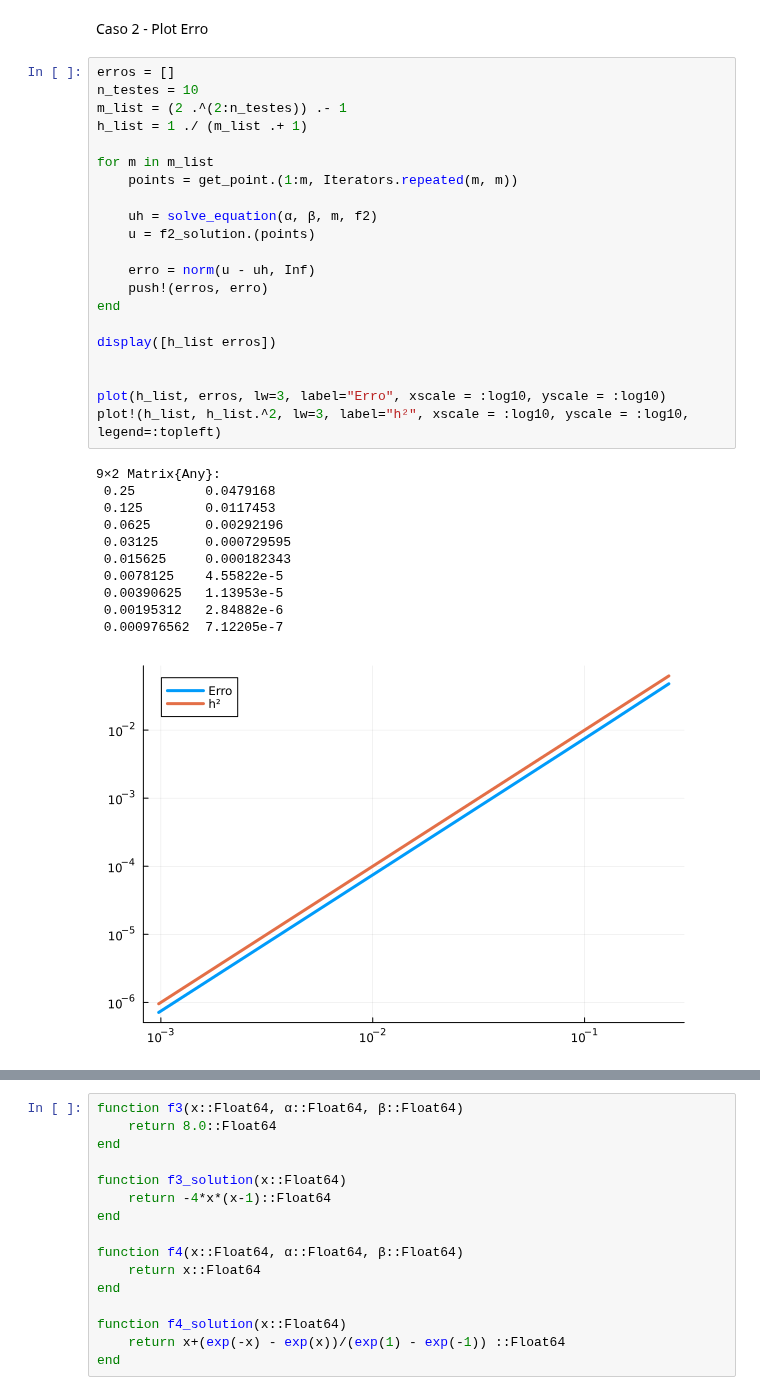
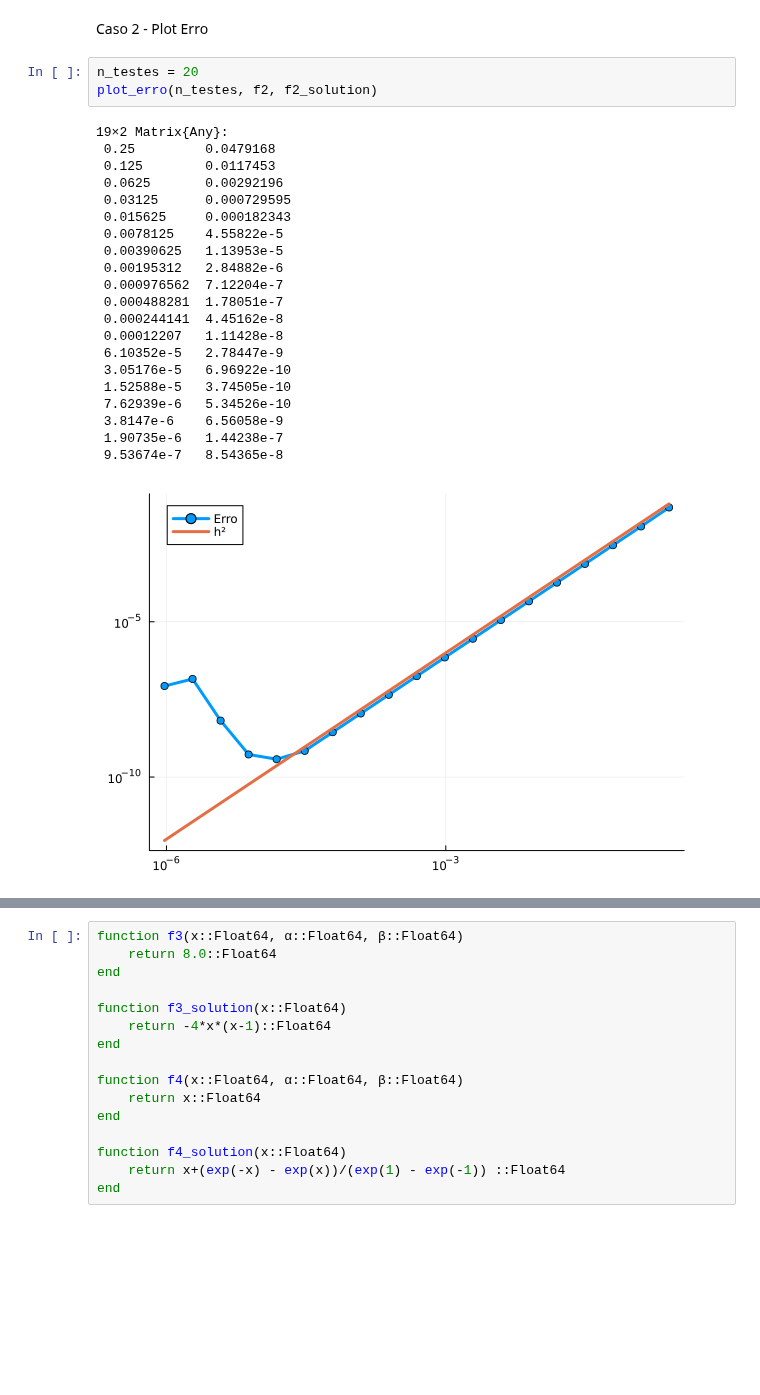
Before and after one commit to CarlosEduardoValladares/Elementos-Finitos-2024.2, a Jupyter notebook: elementos_finitos_01.ipynb, the cells around one changed output, grey strips where cells are left out. Saved outputs shown, nothing was run; the diff lists cells and outputs as text; blank space fills up the shorter version.

```diff
--- a/elementos_finitos_01.ipynb
+++ b/elementos_finitos_01.ipynb
@@ -202,38 +209,30 @@ plot!(points, num_sol, lw=3, seriestype=:scatter, label="Solução Numérica")
 # %% [markdown]
 Caso 2 - Plot Erro
-# %%
-erros = []
-n_testes = 10
-m_list = (2 .^(2:n_testes)) .- 1
-h_list = 1 ./ (m_list .+ 1)
-
-for m in m_list
-    points = get_point.(1:m, Iterators.repeated(m, m))
-
-    uh = solve_equation(α, β, m, f2)
-    u = f2_solution.(points)
-
-    erro = norm(u - uh, Inf)
-    push!(erros, erro)
-end
-
-display([h_list erros])
-
-
-plot(h_list, erros, lw=3, label="Erro", xscale = :log10, yscale = :log10)
-plot!(h_list, h_list.^2, lw=3, label="h²", xscale = :log10, yscale = :log10, legend=:topleft)
-# %% [output]
-9×2 Matrix{Any}:
- 0.25         0.0479168
- 0.125        0.0117453
- 0.0625       0.00292196
- 0.03125      0.000729595
- 0.015625     0.000182343
- 0.0078125    4.55822e-5
- 0.00390625   1.13953e-5
- 0.00195312   2.84882e-6
- 0.000976562  7.12205e-7
-[figure, removed]
+# %%
+n_testes = 20
+plot_erro(n_testes, f2, f2_solution)
+# %% [output]
+19×2 Matrix{Any}:
+ 0.25         0.0479168
+ 0.125        0.0117453
+ 0.0625       0.00292196
+ 0.03125      0.000729595
+ 0.015625     0.000182343
+ 0.0078125    4.55822e-5
+ 0.00390625   1.13953e-5
+ 0.00195312   2.84882e-6
+ 0.000976562  7.12204e-7
+ 0.000488281  1.78051e-7
+ 0.000244141  4.45162e-8
+ 0.00012207   1.11428e-8
+ 6.10352e-5   2.78447e-9
+ 3.05176e-5   6.96922e-10
+ 1.52588e-5   3.74505e-10
+ 7.62939e-6   5.34526e-10
+ 3.8147e-6    6.56058e-9
+ 1.90735e-6   1.44238e-7
+ 9.53674e-7   8.54365e-8
+[figure, added]
 # %%
 function monta_K(α::Float64, β::Float64, m::Int64)
     h = 1/(m+1)
```
Also changed, not shown: parts of 21 cells of this notebook.
